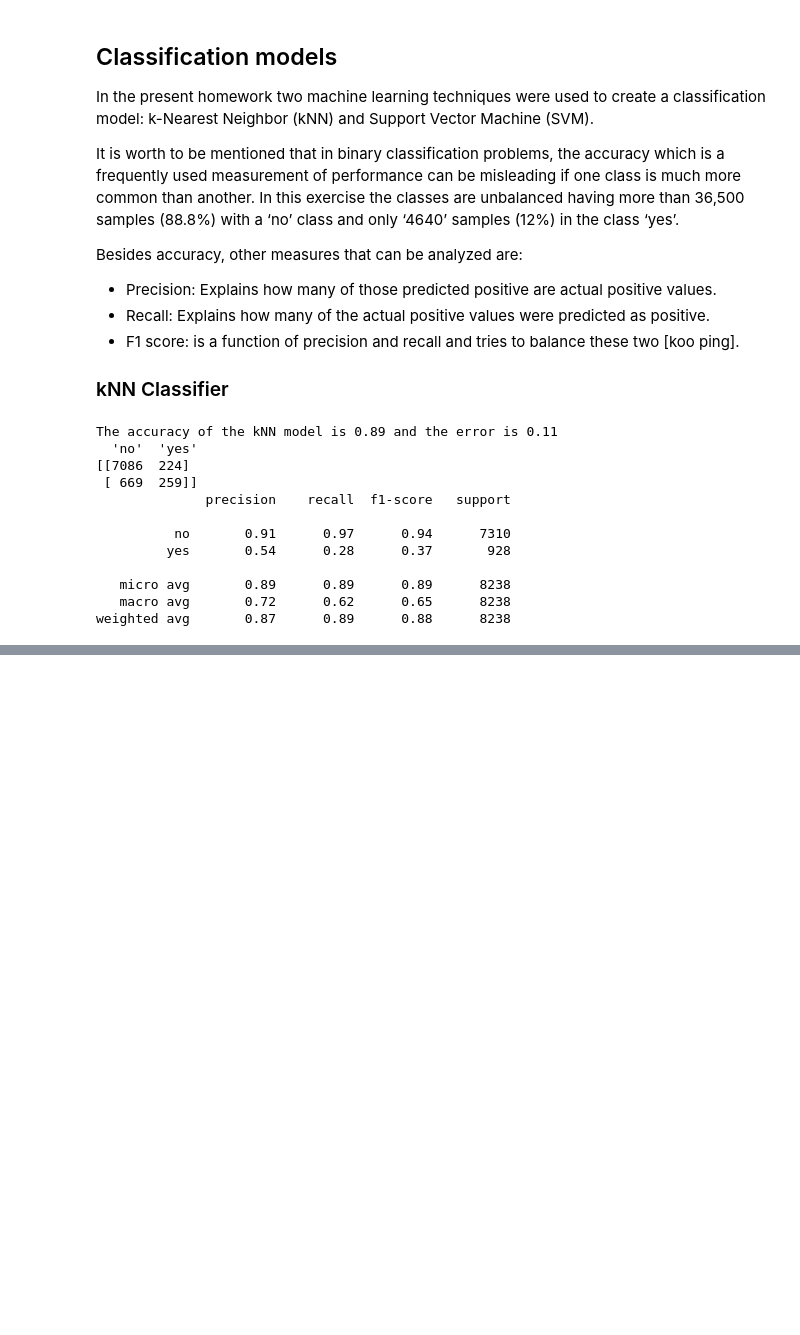
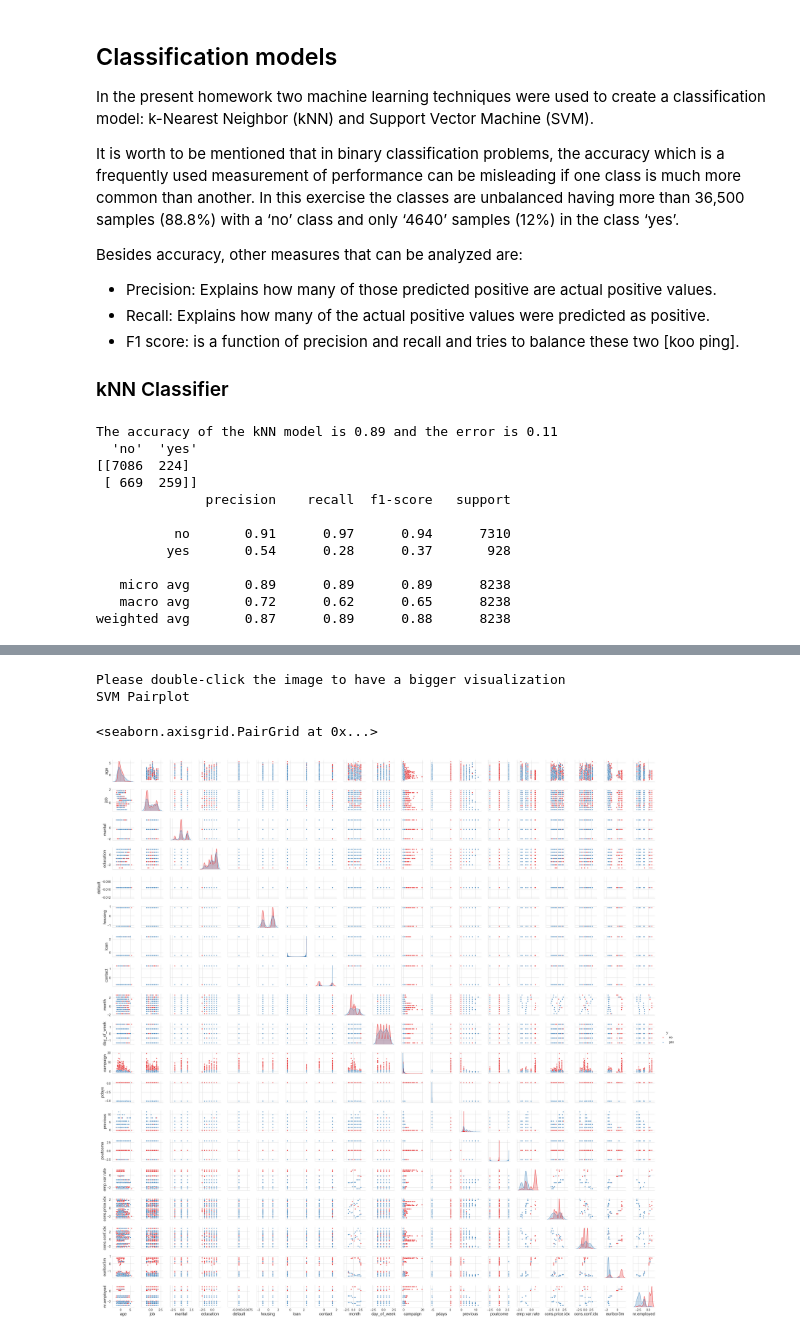
Before and after one commit to Natz12/ECE-657A-Data-and-Knowledge-Modelling-and-Analysis, a Jupyter notebook: HW 4/HW4.ipynb, the cells around one changed output, grey strips where cells are left out. Drawn from its saved outputs; the diff is of its cells as text; code cells hidden in the pictures; blank space fills up the shorter version.

```diff
--- a/HW 4/HW4.ipynb
+++ b/HW 4/HW4.ipynb
@@ -257,0 +264,19 @@ weighted avg       0.87      0.89      0.88      8238
+# %%
+# Fitting SVM to the Training set
+from sklearn.svm import SVC
+classifier = SVC(kernel = 'linear', random_state = 0)
+classifier.fit(X_train, y_train)
+
+# Predicting the Test set results
+y_pred_svc = classifier.predict(X_test)
+
+df_svc=pd.concat((pd.DataFrame(X_test), pd.DataFrame(y_pred_svc, columns=['y'])), axis=1)
+
+err = (y_test != y_pred_svc).sum()/len(y_test)
+acc = 1-err
+print("The accuracy of the SVM model is " + str(round(acc,2)) +
+      " and the error is " + str(round(err,2)) + "\n" + " 'no'  'yes'")
+
+# Evaluating
+print(metrics.confusion_matrix(y_test, y_pred_svc))
+print(metrics.classification_report(y_test, y_pred_svc))
@@ -257,0 +308,8 @@ weighted avg       0.87      0.89      0.88      8238
+# %%
+print("Please double-click the image to have a bigger visualization" + '\n' + "SVM Pairplot" + '\n')
+sns.pairplot(df_svc, hue = 'y')
+# %% [output]
+Please double-click the image to have a bigger visualization
+SVM Pairplot
+<seaborn.axisgrid.PairGrid at 0x...>
+[figure, added]
```
Also changed, not shown: parts of 18 cells of this notebook.
